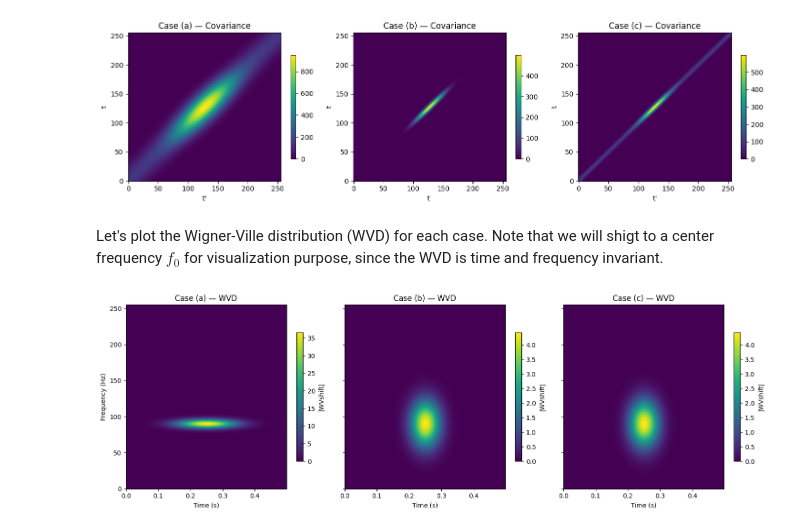
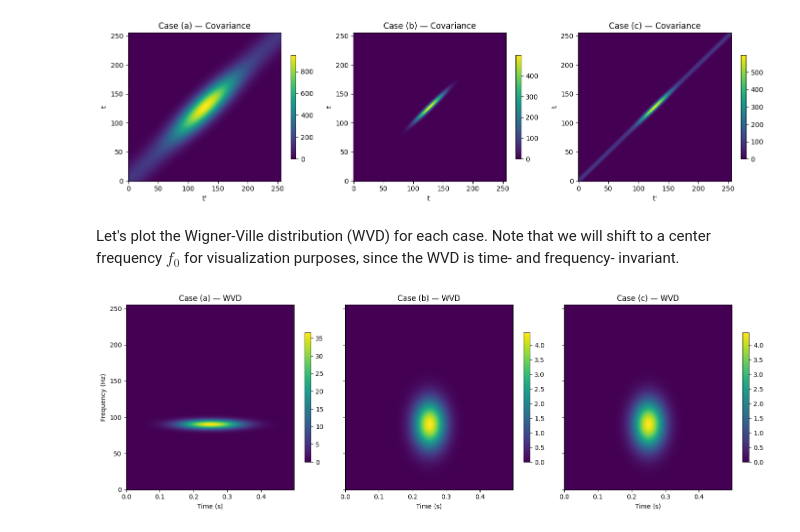
Before and after one commit to RacheleAnderson/lsp-sim, a Jupyter notebook: notebooks/demo_lsp_sim.ipynb, the cells around one changed output. Drawn from its saved outputs; the diff is of its cells as text; code cells hidden in the pictures.

```diff
--- a/notebooks/demo_lsp_sim.ipynb
+++ b/notebooks/demo_lsp_sim.ipynb
@@ -99,7 +99,7 @@ plt.show()
 # %% [output]
 [figure]
 # %% [markdown]
-Let's plot the Wigner-Ville distribution (WVD) for each case. Note that we will shigt to a center frequency $f_0$ for visualization purpose, since the WVD is time and frequency invariant.
+Let's plot the Wigner-Ville distribution (WVD) for each case. Note that we will shift to a center frequency $f_0$ for visualization purposes, since the WVD is time- and frequency- invariant.
 # %%
 from lsp_sim.wv_lsp import wvshifted_lsp
 
@@ -107,32 +107,32 @@ from lsp_sim.wv_lsp import wvshifted_lsp
 noise = 0
 dataN = 256
 T0, Tf = 0, 0.5
 delta_t = abs(Tf - T0) / (dataN - 1)
 time_vec = T0 + np.arange(dataN) * delta_t
 
 fs = 512
 f0 = 90   # Hz
 nfft = 512
 
 # Compute WVD for each case
 wv_results = {}
 for name, (L, a_q, b_q, c_q, c_r) in cases.items():
     WVshift, TI, FI, WV0 = wvshifted_lsp(noise, a_q, b_q, c_q, c_r, dataN, f0, fs, nfft)
     wv_results[name] = (WVshift, TI, FI)
 
 # Plot the three WVDs side by side
 fig, axes = plt.subplots(nrows=1, ncols=3, figsize=(15, 5), sharey=True)
 for ax, (name, (WVshift, TI, FI)) in zip(axes, wv_results.items()):
     im = ax.imshow(np.abs(WVshift).T, aspect='auto',
                    extent=[TI[0], TI[-1], FI[0], FI[-1]],
                    origin='lower')
     ax.set_title(f"{name} — WVD")
     ax.set_xlabel("Time (s)")
     if ax is axes[0]:
         ax.set_ylabel("Frequency (Hz)")
-    fig.colorbar(im, ax=ax, shrink=0.7, label="|WVshift|")
+    fig.colorbar(im, ax=ax, shrink=0.7)
 
 plt.tight_layout()
 plt.show()
 # %% [output]
-[figure, old version]
+[figure, new version]
```
